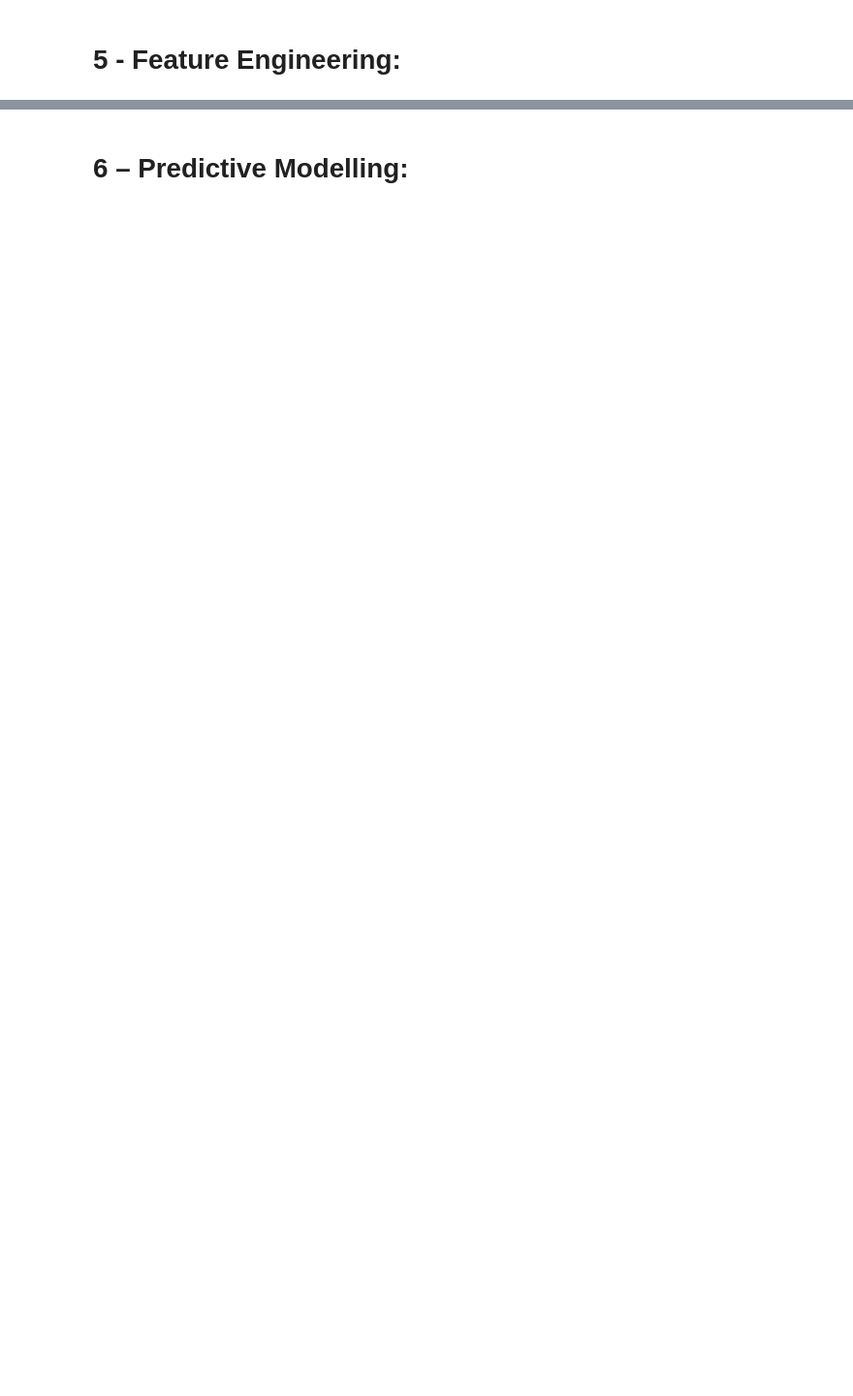
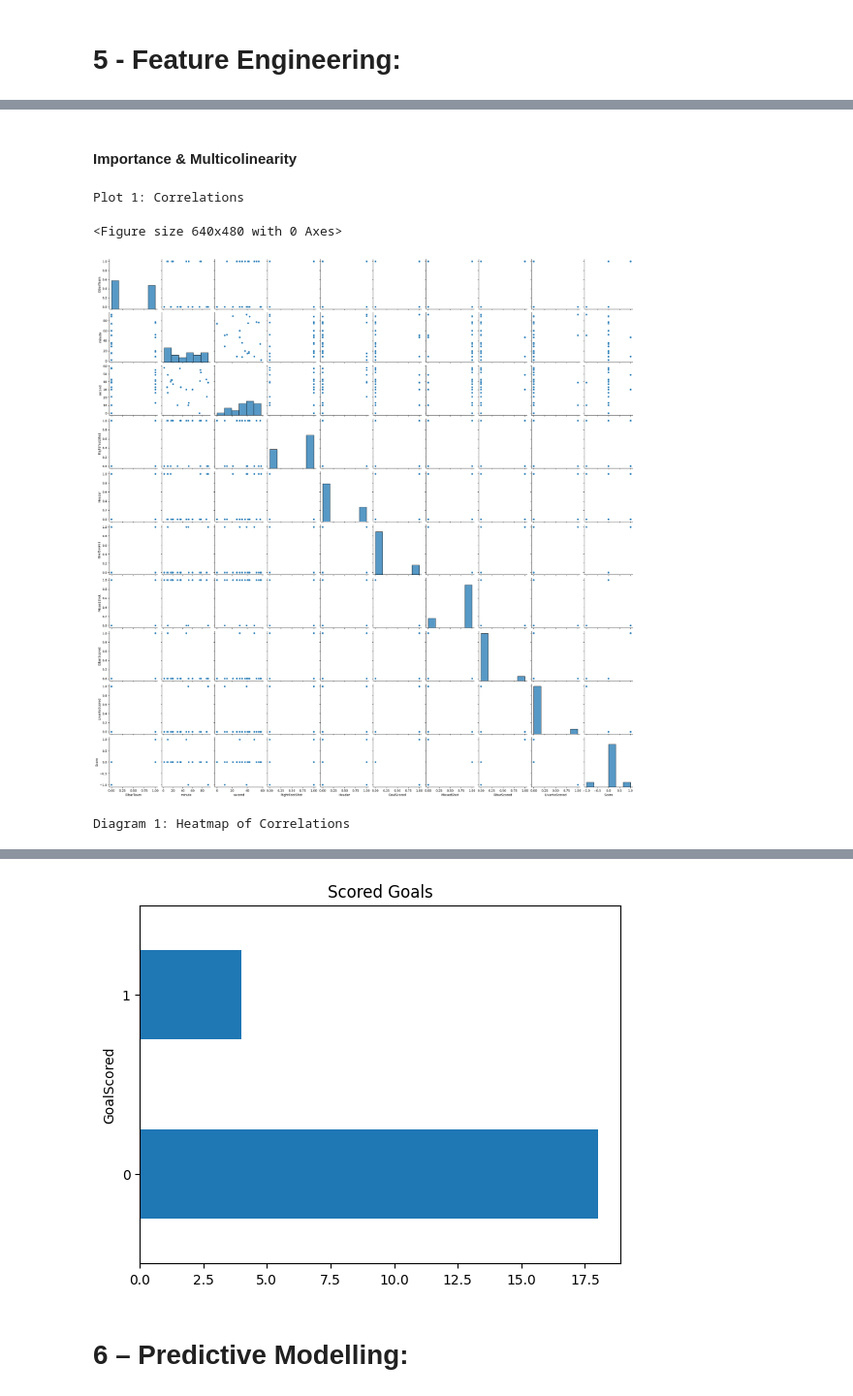
Before and after one commit to NojusMat/DataScience_CA2, a Jupyter notebook: NojusMatuseviciusDAProject.ipynb, the cells around one changed output, grey strips where cells are left out. Shown at 97% size. Drawn from its saved outputs; the diff is of its cells as text; code cells hidden in the pictures; blank space fills up the shorter version.

```diff
--- a/NojusMatuseviciusDAProject.ipynb
+++ b/NojusMatuseviciusDAProject.ipynb
@@ -1483,0 +1442,21 @@ Unique seconds:
+# %%
+#no new variables needed here (Would need to create new variable if categorical predictor variable)
+filtered_out_na = data[(data['shot_outcome'] != 'N/A')& (data['shot_body_part'] != 'N/A')]
+
+filtered_out_na['RightFootShot']=np.where(filtered_out_na['shot_body_part'] =="Right Foot",1,0)
+filtered_out_na['Header']=np.where(filtered_out_na['shot_body_part'] =="Head",1,0)
+
+filtered_out_na["GoalScored"] = np.where(filtered_out_na['shot_outcome'] == "Goal",1,0)
+filtered_out_na["MissedShot"] = np.where(filtered_out_na['shot_outcome'] !="Goal",1,0)
+
+filtered_out_na['EibarTeam']=np.where(filtered_out_na.team =="Eibar",1,0)
+
+filtered_out_na['EibarScored']=np.where((filtered_out_na.team =="Eibar")& (filtered_out_na.shot_outcome=="Goal"),1,0)
+filtered_out_na['LivanteScored']=np.where((filtered_out_na.team =="Levante UD")& (filtered_out_na.shot_outcome=="Goal"),1,0)
+
+filtered_out_na["GoalDifference"] = filtered_out_na["EibarScored"] - filtered_out_na["LivanteScored"]
+
+filtered_out_na['Score']=np.where(filtered_out_na['GoalDifference'] > 0,1, np.where(filtered_out_na['GoalDifference'] < 0,-1,0))
+
+
+print (filtered_out_na.head())
@@ -1483,0 +1484,28 @@ Unique seconds:
+# %% [markdown]
+#### Importance & Multicolinearity
+# %%
+data_numerical = filtered_out_na[['EibarTeam','minute','second','RightFootShot','Header','GoalScored','MissedShot','EibarScored','LivanteScored','Score']]
+
+#Produce scatter and correlation plots - Pay particular attention to the Response variable
+figure(num=None, figsize=(8, 6), dpi=80, facecolor='w', edgecolor='k')
+sns.pairplot(data_numerical)
+print("Plot 1: Correlations")
+plt.show()
+
+#Correlations
+figure(num=None, figsize=(10, 8), dpi=80, facecolor='w', edgecolor='k')
+sns.heatmap(data_numerical.corr(), annot=True, cmap = 'Reds')
+print("Diagram 1: Heatmap of Correlations")
+plt.show()
+
+#Based on these values it is also interesting to explore the relationship betwee the survival and Gender and Cabin Type
+#Investigate number survived - Plot bar chart with pandas plot method (built on matplotlib)
+goalsScored = filtered_out_na.GoalScored.value_counts() #Gives a pandas series
+goalsScored.plot.barh()
+plt.title("Scored Goals")
+plt.show()
+# %% [output]
+Plot 1: Correlations
+<Figure size 640x480 with 0 Axes>
+[figure, added]
+Diagram 1: Heatmap of Correlations
@@ -1484,2 +1513,3 @@ Unique seconds:
+[figure, added]
 # %% [markdown]
 # 6 – Predictive Modelling:
```
Also changed, not shown: parts of 20 cells of this notebook, 1 other file.
